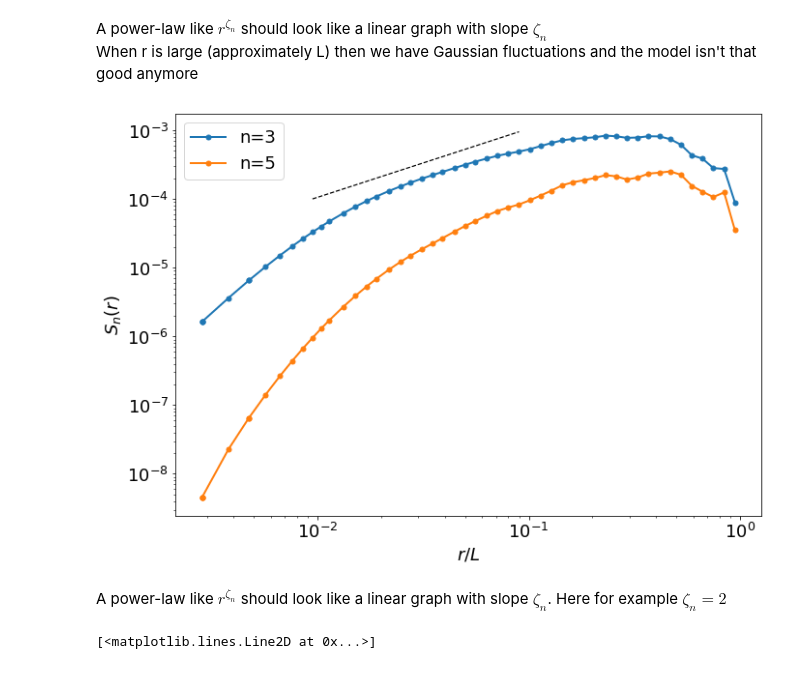
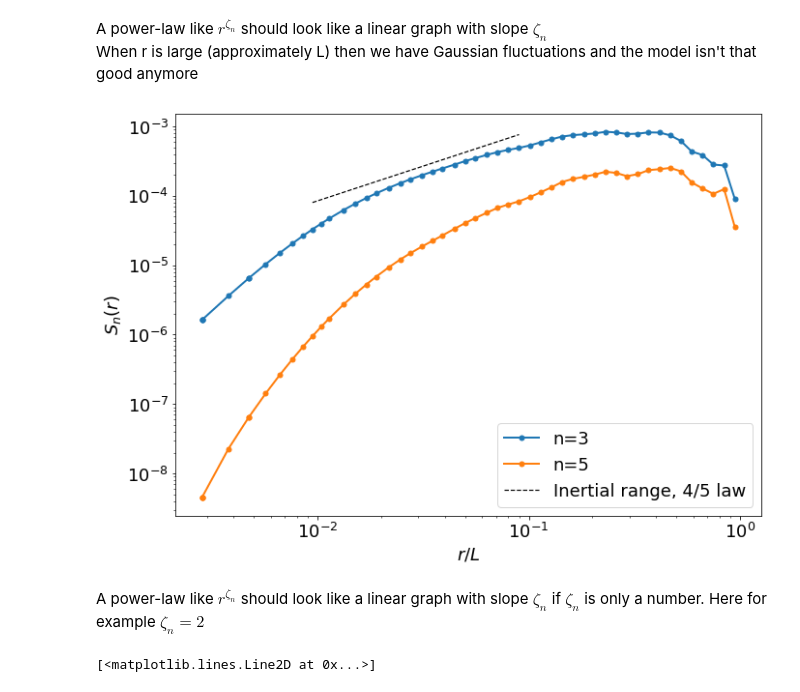
Before and after one commit to T1mors/Fluiddynamik, a Jupyter notebook: Turbulence Analysis.ipynb, the cells around one changed output. Saved outputs shown, nothing was run; the diff lists cells and outputs as text; code cells hidden in the pictures.

```diff
--- a/Turbulence Analysis.ipynb
+++ b/Turbulence Analysis.ipynb
@@ -309,8 +309,9 @@ Minimum chi-sqr (best number of indices) at index e_idx = 3
 # %% [markdown]
 5.6) Calculate Structure Function $S_n(r) = \langle[u(x+r) - u(x)]^n \rangle$
 # %%
-R_struc = np.logspace(0.6, 3.5, 50, dtype='int')
+R_struc = np.logspace(-3, 1, 50)
 struc = np.zeros((7,np.size(R_struc)))
 for nn in range(1,7):
     for rr in range(np.size(R_struc)):
-        struc[nn,rr] = np.mean((data[:-R_struc[rr]]-data[R_struc[rr]:])**nn)
+        r_idx = int(R_struc[rr]/dr)
+        struc[nn,rr] = np.mean((data[:-r_idx]-data[r_idx:])**nn)
@@ -358,18 +375,21 @@ When r is large (approximately L) then we have Gaussian fluctuations and the mod
 # %%
 # Odd structure functions
 fig, ax = plt.subplots(figsize=(10,7), tight_layout=True)
 
 ax.loglog(r_in_log*dr/L_fit,-struc[3], label='n=3', marker='.', ms=10)
 ax.loglog(r_in_log*dr/L_fit,-struc[5], label='n=5', marker='.', ms=10)
 
-ax.plot(r_in_log[10:30]*dr/L_fit, r_in_log[10:30]*10**(-5), linestyle='dashed', color='black', lw=1.2)
+# S_3(r,t) = -4/5 <epsilon> r
+# Inertial range
+y = 4/5*10**(-5)*r_in_log[10:30]
+ax.plot(r_in_log[10:30]*dr/L_fit, y, label='Inertial range, 4/5 law', linestyle='dashed', color='black', lw=1.2)
 
 ax.set_xlabel('$r/L$')
 ax.set_ylabel('$S_n(r)$')
 ax.legend()
 plt.savefig('Abb/Odd_structure_functions')
 # %% [output]
-[figure, old version]
+[figure, new version]
 # %% [markdown]
-A power-law like $r^{\zeta_n}$ should look like a linear graph with slope $\zeta_n$. Here for example $\zeta_n = 2$
+A power-law like $r^{\zeta_n}$ should look like a linear graph with slope $\zeta_n$ if $\zeta_n$ is only a number. Here for example $\zeta_n = 2$
 # %%
```
Also changed, not shown: parts of 24 cells of this notebook, 6 other files.
